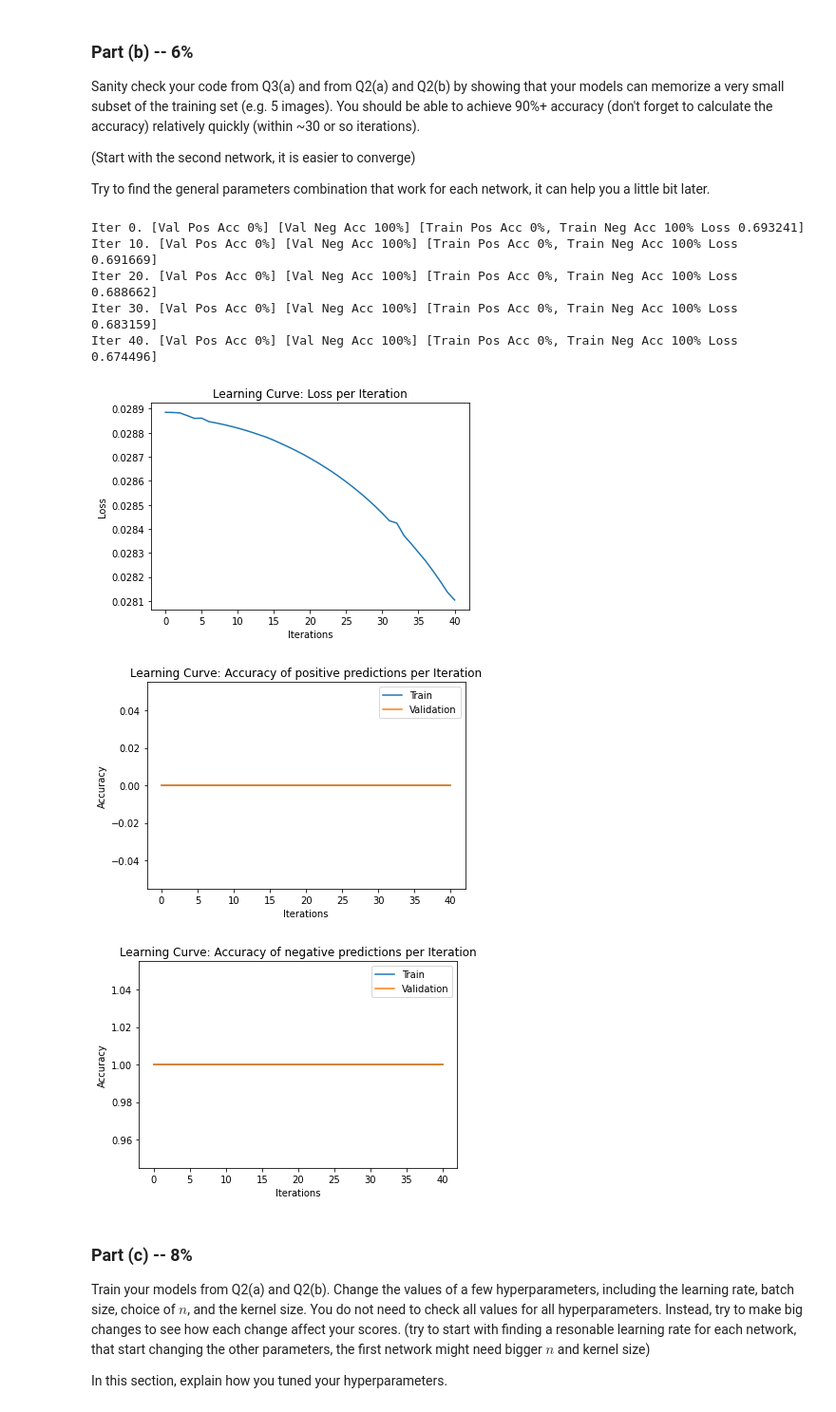
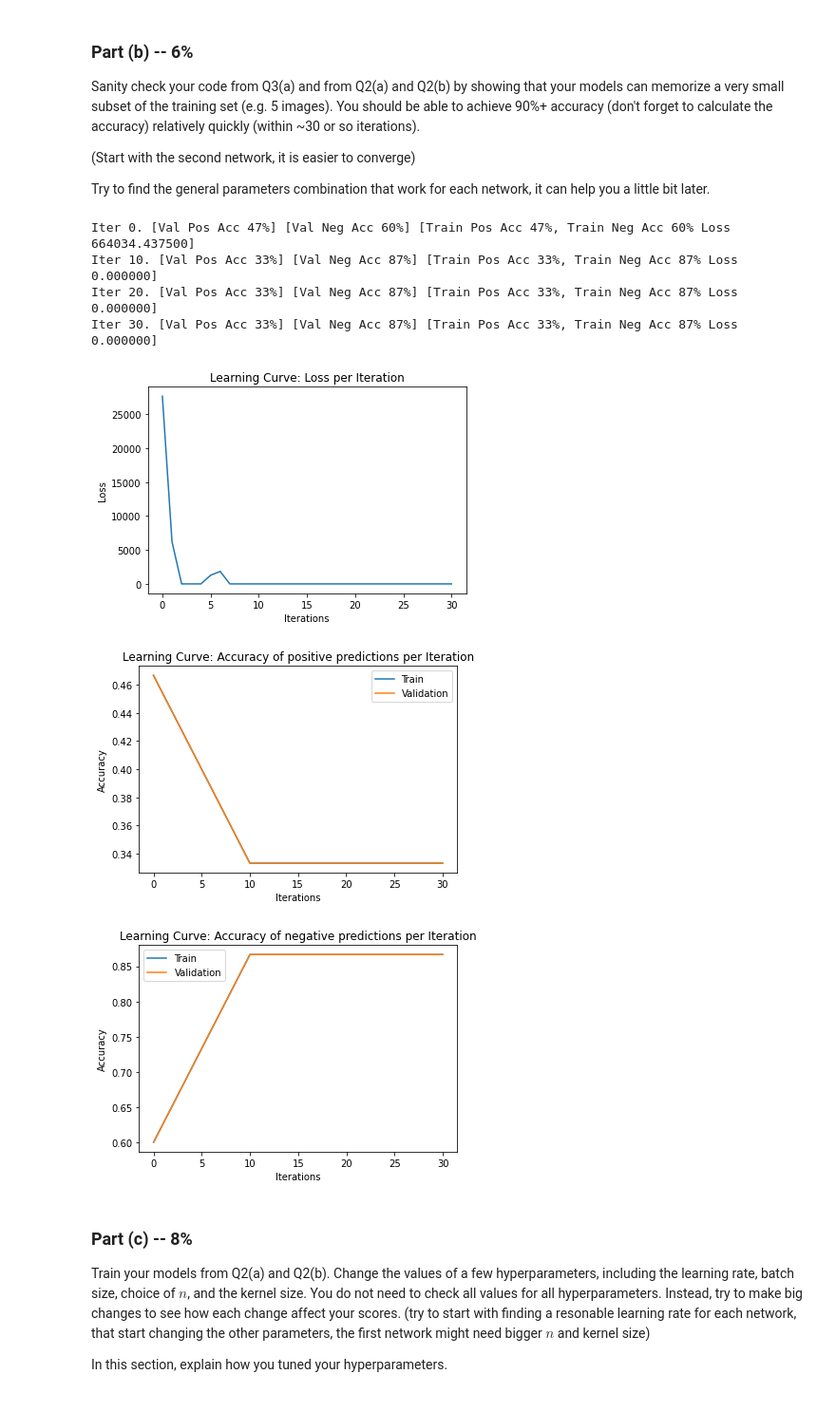
Before and after one commit to Yotamsil/DeepLearningEx3, a Jupyter notebook: Assignment3_ipynb.ipynb, the cells around one changed output. Shown: that part at 95% size. Cells and saved outputs as stored; diff of their text form; code cells hidden in the pictures.

```diff
--- a/Assignment3_ipynb.ipynb
+++ b/Assignment3_ipynb.ipynb
@@ -322,6 +329,13 @@ class CNNChannel(nn.Module):
         self.conv4 = nn.Conv2d(4*n, 8*n, kernel_size=5, stride=2, padding=2)
         self.fc1 = nn.Linear(8*n*14*14, 100)
         self.fc2 = nn.Linear(100, 2)
+
+        nn.init.normal_(self.conv1.weight, mean=0, std=0.05)
+        nn.init.normal_(self.conv2.weight, mean=0, std=0.05)
+        nn.init.normal_(self.conv3.weight, mean=0, std=0.05)
+        nn.init.normal_(self.conv4.weight, mean=0, std=0.05)
+        nn.init.normal_(self.fc1.weight, mean=0, std=0.05)
+        nn.init.normal_(self.fc2.weight, mean=0, std=0.05)
 
     def forward(self, x, verbose=False):
         img1 = x[:,:,0:224,:]
@@ -339,8 +353,8 @@ class CNNChannel(nn.Module):
         x = self.fc1(x)
         x = F.relu(x)
         x = self.fc2(x)
-        # x = F.log_softmax(x, dim=1)
-        x = F.relu(x)
+        x = F.log_softmax(x, dim=1)
+        # x = F.relu(x)
         return x
 # %% [markdown]
 ## Part (c) -- 4%
@@ -441,7 +455,7 @@ Here is what your training function should include:
 It is also recommended to checkpoint your model (save a copy) after every epoch, as we did in Assignment 2.
 # %%
 def train_model(model,
-                train_data=train_data,
+                training_data=train_data,
                 validation_data=valid_data,
                 batch_size=24,
                 learning_rate=0.001,
@@ -454,11 +468,13 @@ def train_model(model,
                            lr=learning_rate,
                            weight_decay=weight_decay)
 
-    train_dif = generate_different_pair(train_data)
-    train_same = generate_same_pair(train_data)
+    train_dif = generate_different_pair(training_data)
+    train_same = generate_same_pair(training_data)
 
     iters, losses = [], []
     iters_sub, pos_accs, neg_accs, val_pos_accs, val_neg_accs  = [], [] ,[], [], []
+
+    best_acc = 0
 
     n = 0 # the number of iterations
     while True:
@@ -466,12 +482,10 @@ def train_model(model,
         np.random.shuffle(train_same)
         train_dif = torch.Tensor(train_dif)
         train_same = torch.Tensor(train_same)
-
         for i in range(0, train_dif.shape[0], batch_size//2):
             if (i + batch_size//2) > train_dif.shape[0]:
                 break
             # get the input and targets of a minibatch
-
             xt = torch.cat((train_dif[i:i+batch_size//2,:,:,:],train_same[i:i+batch_size//2,:,:,:]),0)
             st = torch.Tensor(np.concatenate((np.zeros(batch_size//2),torch.Tensor(np.ones(batch_size//2))),0))
 
@@ -479,8 +493,8 @@ def train_model(model,
             xt = np.transpose(torch.Tensor(xt),(0,3,1,2))
             st = torch.Tensor(st).long()
 
+            optimizer.zero_grad()          # a clean up step for PyTorch
             zs = model(xt)                 # compute prediction logit
-            optimizer.zero_grad()          # a clean up step for PyTorch
             loss = criterion(zs,st)        # compute the total loss
             loss.backward()                # compute updates for each parameter
             optimizer.step()               # make the updates for each parameter
@@ -493,19 +507,25 @@ def train_model(model,
                 iters_sub.append(n)
                 train_cost = float(loss.detach().numpy())
 
-                [pos_acc, neg_acc] = get_accuracy(model, train_data, batch_size=50)
+                pos_acc, neg_acc = get_accuracy(model, training_data, batch_size)
                 pos_accs.append(pos_acc)
                 neg_accs.append(neg_acc)
 
-                [val_pos_acc, val_neg_acc] = get_accuracy(model, valid_data, batch_size=50)
+                val_pos_acc, val_neg_acc = get_accuracy(model, validation_data, batch_size)
                 val_pos_accs.append(val_pos_acc)
                 val_neg_accs.append(val_neg_acc)
 
                 print("Iter %d. [Val Pos Acc %.0f%%] [Val Neg Acc %.0f%%] [Train Pos Acc %.0f%%, Train Neg Acc %.0f%% Loss %f]" % (
                       n, val_pos_acc * 100, val_neg_acc * 100, pos_acc * 100, neg_acc * 100, train_cost))
 
-                if (checkpoint_path is not None) and n > 0:
-                    torch.save(model.state_dict(), checkpoint_path.format(n))
+                # if (checkpoint_path is not None) and n > 0:
+                #     torch.save(model.state_dict(), checkpoint_path.format(n))
+
+                tot_acc = (val_pos_acc+val_neg_acc)/2
+                if tot_acc > best_acc:
+                  best_acc = tot_acc
+                  torch.save(model,checkpoint_path)
+
 
             # increment the iteration number
             n += 1
@@ -528,7 +548,7 @@ Try to find the general parameters combination that work for each network, it ca
 # Write your code here. Remember to include your results so that we can
 # see that your model attains a high training accuracy.
 
-small_train_data = train_data[:5,:,:,:,:,:]
+small_train_data = train_data[:5]
 
 def plot_learning_curve(iters, losses, iters_sub, train_pos_accs, train_neg_accs, val_pos_accs, val_neg_accs):
     """
@@ -537,41 +557,40 @@ def plot_learning_curve(iters, losses, iters_sub, train_pos_accs, train_neg_accs
     plt.title("Learning Curve: Loss per Iteration")
     plt.plot(iters, losses, label="Train")
     plt.xlabel("Iterations")
     plt.ylabel("Loss")
     plt.show()
 
     plt.title("Learning Curve: Accuracy of positive predictions per Iteration")
     plt.plot(iters_sub, train_pos_accs, label="Train")
     plt.plot(iters_sub, val_pos_accs, label="Validation")
     plt.xlabel("Iterations")
     plt.ylabel("Accuracy")
     plt.legend(loc='best')
     plt.show()
 
     plt.title("Learning Curve: Accuracy of negative predictions per Iteration")
     plt.plot(iters_sub, train_neg_accs, label="Train")
     plt.plot(iters_sub, val_neg_accs, label="Validation")
     plt.xlabel("Iterations")
     plt.ylabel("Accuracy")
     plt.legend(loc='best')
     plt.show()
 
 model = CNNChannel()
 learning_curve_info = train_model(model,
-                train_data=small_train_data,
+                training_data=small_train_data,
                 validation_data=small_train_data,
                 batch_size=24,
-                learning_rate=0.00005,
-                max_iters=40,
+                learning_rate=0.001,
+                max_iters=30,
                 checkpoint_path=None)
 
 plot_learning_curve(*learning_curve_info)
 # %% [output]
-Iter 0. [Val Pos Acc 0%] [Val Neg Acc 100%] [Train Pos Acc 0%, Train Neg Acc 100% Loss 0.693241]
-Iter 10. [Val Pos Acc 0%] [Val Neg Acc 100%] [Train Pos Acc 0%, Train Neg Acc 100% Loss 0.691669]
-Iter 20. [Val Pos Acc 0%] [Val Neg Acc 100%] [Train Pos Acc 0%, Train Neg Acc 100% Loss 0.688662]
-Iter 30. [Val Pos Acc 0%] [Val Neg Acc 100%] [Train Pos Acc 0%, Train Neg Acc 100% Loss 0.683159]
-Iter 40. [Val Pos Acc 0%] [Val Neg Acc 100%] [Train Pos Acc 0%, Train Neg Acc 100% Loss 0.674496]
+Iter 0. [Val Pos Acc 47%] [Val Neg Acc 60%] [Train Pos Acc 47%, Train Neg Acc 60% Loss 664034.437500]
+Iter 10. [Val Pos Acc 33%] [Val Neg Acc 87%] [Train Pos Acc 33%, Train Neg Acc 87% Loss 0.000000]
+Iter 20. [Val Pos Acc 33%] [Val Neg Acc 87%] [Train Pos Acc 33%, Train Neg Acc 87% Loss 0.000000]
+Iter 30. [Val Pos Acc 33%] [Val Neg Acc 87%] [Train Pos Acc 33%, Train Neg Acc 87% Loss 0.000000]
-[figure, old version]
+[figure, new version]
-[figure, old version]
+[figure, new version]
-[figure, old version]
+[figure, new version]
```
Also changed, not shown: parts of 7 cells of this notebook.
